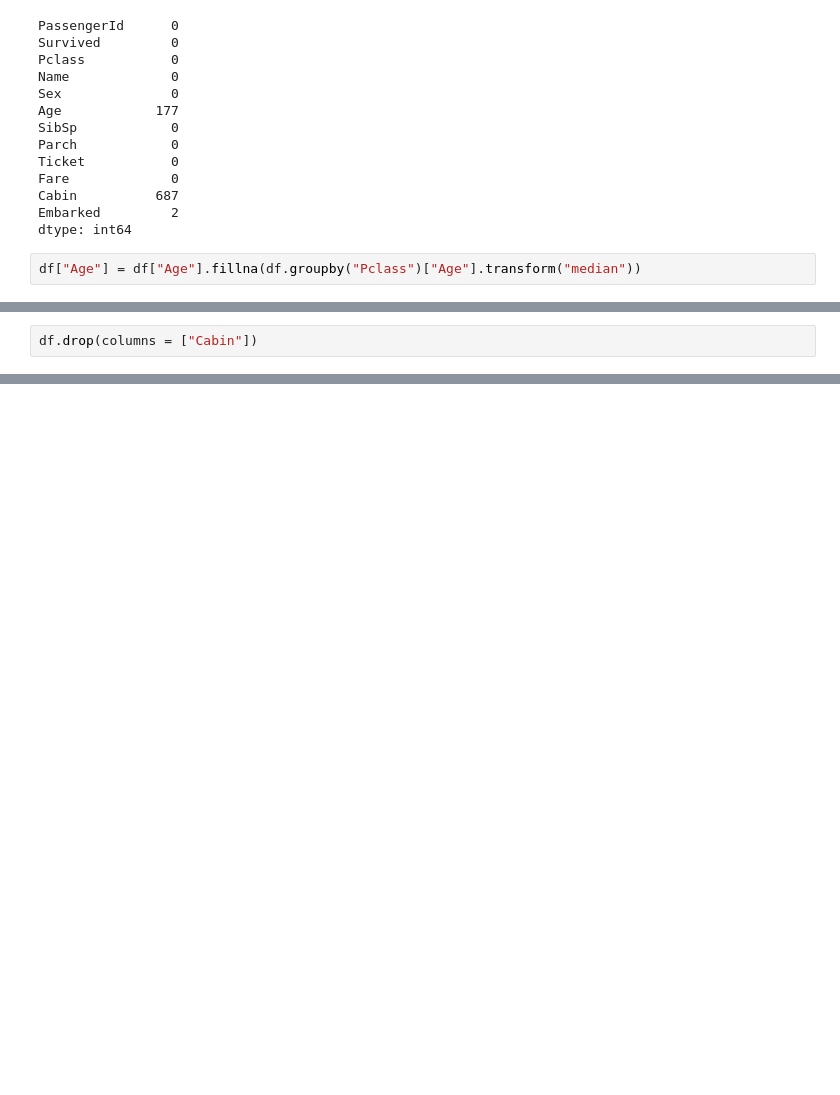
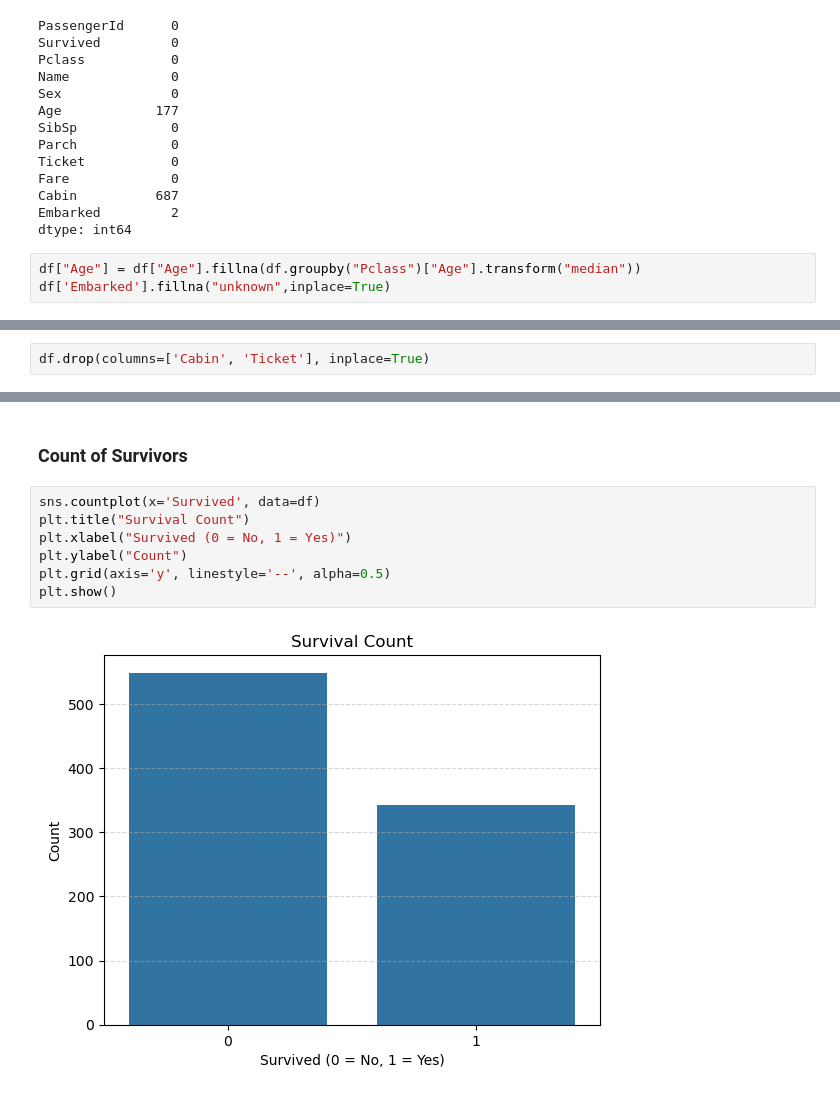
Before and after one commit to kajal-Prajapati123/titanic-eda-analysis-task5, a Jupyter notebook: EXPLORATORY DATA ANALYSIS.ipynb, the cells around one changed output, grey strips where cells are left out. Cells and saved outputs as stored; diff of their text form; blank space fills up the shorter version.

```diff
--- a/EXPLORATORY DATA ANALYSIS.ipynb
+++ b/EXPLORATORY DATA ANALYSIS.ipynb
@@ -57,3 +58,4 @@ Embarked         2
 dtype: int64
 # %%
 df["Age"] = df["Age"].fillna(df.groupby("Pclass")["Age"].transform("median"))
+df['Embarked'].fillna("unknown",inplace=True)
@@ -60,2 +69,2 @@ df["Age"] = df["Age"].fillna(df.groupby("Pclass")["Age"].transform("median"))
 # %%
-df.drop(columns = ["Cabin"])
+df.drop(columns=['Cabin', 'Ticket'], inplace=True)
@@ -86,0 +71,11 @@ df.drop(columns = ["Cabin"])
+# %% [markdown]
+### Count of Survivors
+# %%
+sns.countplot(x='Survived', data=df)
+plt.title("Survival Count")
+plt.xlabel("Survived (0 = No, 1 = Yes)")
+plt.ylabel("Count")
+plt.grid(axis='y', linestyle='--', alpha=0.5)
+plt.show()
+# %% [output]
+[figure, added]
```
Also changed, not shown: parts of 9 cells of this notebook.
